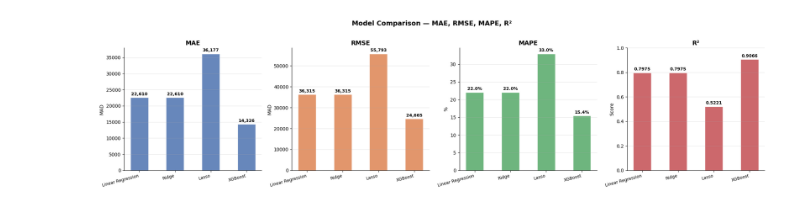
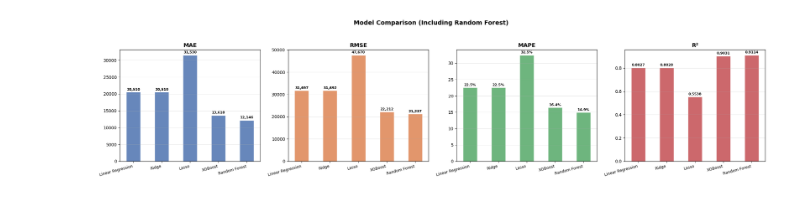
Before and after one commit to ahmed-bahlaoui/used_cars_dataset, a Jupyter notebook: preprocessing/notebooks/train_model.ipynb, the cells around one changed output. Saved outputs shown, nothing was run; the diff lists cells and outputs as text; code cells hidden in the pictures.

```diff
--- a/preprocessing/notebooks/train_model.ipynb
+++ b/preprocessing/notebooks/train_model.ipynb
@@ -37,3 +30,0 @@ df.head()
-# %%
-df.drop(columns=["Equipment"], inplace=True)
-df.head()
@@ -46,0 +43,7 @@ df.head()
+# %%
+## Log-transforming skewed columns (we already log transformed the Price column)
+df['Mileage_log'] = np.log1p(df['Mileage_mean'])
+## Dropping Mileage_mean as it's log column will encode it's features
+df.drop(columns=['Mileage_mean'], inplace=True)
+assert "Mileage_mean" not in df.columns.to_list()
+logger.info("Dropped Mileage_mean column column")
@@ -47,9 +54,8 @@ df.head()
 # %%
-# Log-transform skewed columns
-df['Price_log']   = np.log1p(df['Price'])
-df['Mileage_log'] = np.log1p(df['Mileage_mean'])
-
 # Car age is more intuitive than raw year
 df['Age'] = 2025 - df['Year']
+df.drop(columns=["Year"], inplace=True)
+assert "Year" not in df.columns.to_list()
+
 # Age × Mileage interaction — an old high-mileage car is much worse
 df['Age_x_Mileage'] = df['Age'] * df['Mileage_log']
@@ -245,43 +261,32 @@ XGBoost              → R²: 0.9066  MAPE: 15.41%   RMSE: 24,665 MAD  MAE: 14,3
 # %%
+# Re-generate the comparison plot with Random Forest included
 models_list = list(results.keys())
-metrics = ['MAE', 'RMSE', 'MAPE', 'R²']
-colors  = ['#4C72B0', '#DD8452', '#55A868', '#C44E52']
+metrics = ["MAE", "RMSE", "MAPE", "R²"]
+colors = ["#4C72B0", "#DD8452", "#55A868", "#C44E52", "#8172B3"]
 
-fig, axes = plt.subplots(1, 4, figsize=(20, 5))
-x = np.arange(1,5)
+fig, axes = plt.subplots(1, 4, figsize=(22, 5))
+x = np.arange(len(models_list))
 
-for i, (ax, metric) in enumerate(zip(axes, metrics)):
+for ax, metric, color in zip(axes, metrics, colors):
     values = [results[m][metric] for m in models_list]
-    bars = ax.bar(x, values, width=0.5, color=colors[i], alpha=0.85, edgecolor='white')
+    bars = ax.bar(x, values, width=0.5, color=color, alpha=0.85, edgecolor="white")
 
     for bar, val in zip(bars, values):
-        if metric == 'MAPE':
-            label = f'{val:.1f}%'
-        elif metric == 'R²':
-            label = f'{val:.4f}'
+        if metric == "MAPE":
+            label = f"{val:.1f}%"
+        elif metric == "R²":
+            label = f"{val:.4f}"
         else:
-            label = f'{val:,.0f}'
-        ax.text(bar.get_x() + bar.get_width()/2, bar.get_height() + max(values)*0.01,
-                label, ha='center', va='bottom', fontsize=9, fontweight='bold')
+            label = f"{val:,.0f}"
+        ax.text(bar.get_x() + bar.get_width() / 2, bar.get_height() + max(values) * 0.01, label, ha="center", va="bottom", fontsize=8, fontweight="bold")
 
-    ax.set_title(metric, fontsize=13, fontweight='bold')
+    ax.set_title(metric, fontsize=13, fontweight="bold")
     ax.set_xticks(x)
-    ax.set_xticklabels(models_list, rotation=15, ha='right', fontsize=9)
+    ax.set_xticklabels(models_list, rotation=15, ha="right", fontsize=9)
+    ax.grid(axis="y", alpha=0.3)
 
-    if metric == 'MAPE':
-        ax.set_ylabel('%')
-    elif metric == 'R²':
-        ax.set_ylabel('Score')
-        ax.set_ylim(0, 1)        # R² is always 0–1
-    else:
-        ax.set_ylabel('MAD')
-
-    ax.grid(axis='y', alpha=0.3)
-    ax.spines[['top', 'right']].set_visible(False)
-
-plt.suptitle('Model Comparison — MAE, RMSE, MAPE, R²', fontsize=14, fontweight='bold', y=1.02)
+plt.suptitle("Model Comparison (Including Random Forest)", fontsize=14, fontweight="bold", y=1.05)
 plt.tight_layout()
-plt.savefig('../../figures/model_comparison.png', dpi=300, bbox_inches='tight')
 plt.show()
 # %% [output]
-[figure, old version]
+[figure, new version]
```
Also changed, not shown: parts of 23 cells of this notebook, 20 other files.
